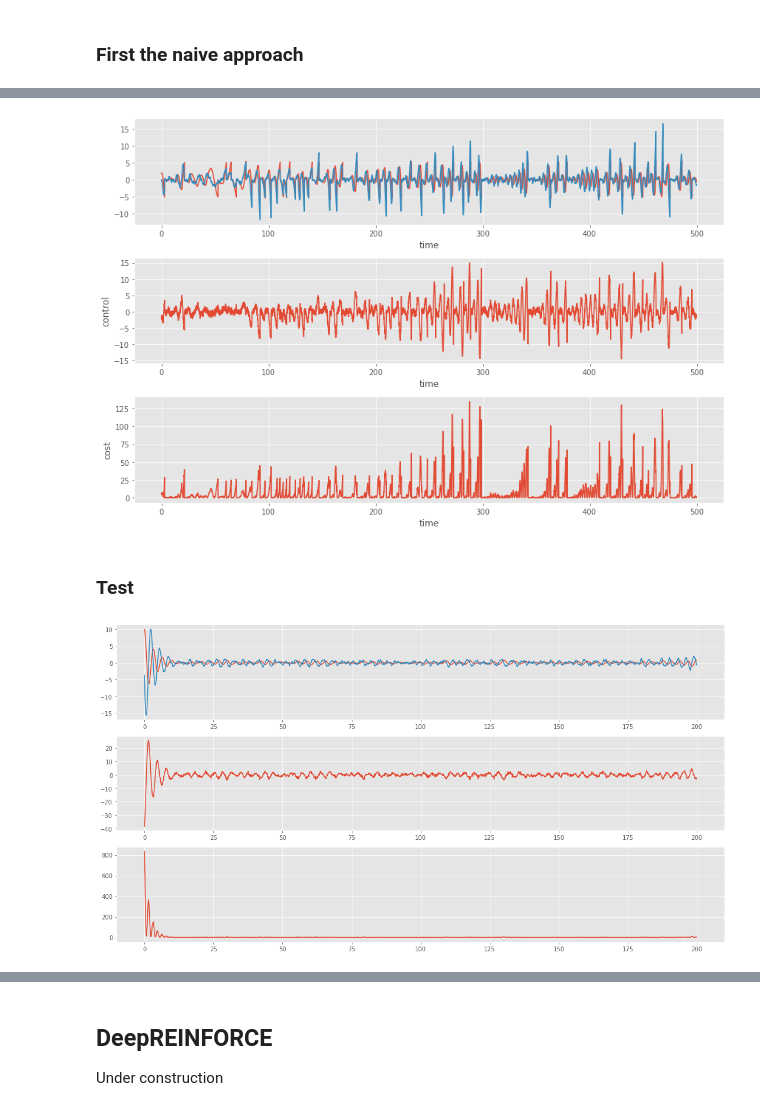
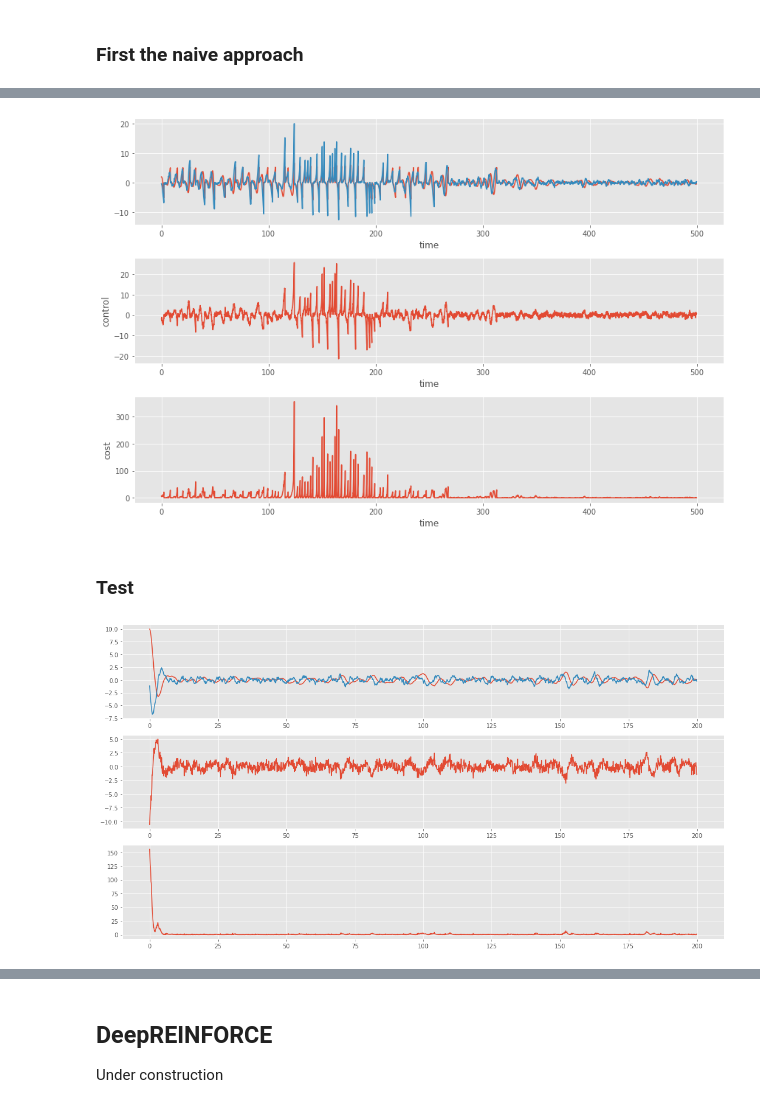
Before and after one commit to JopNiessen/DualControl, a Jupyter notebook: PolicyGradientMethods.ipynb, the cells around one changed output, grey strips where cells are left out. Saved outputs shown, nothing was run; the diff lists cells and outputs as text; code cells hidden in the pictures.

```diff
--- a/PolicyGradientMethods.ipynb
+++ b/PolicyGradientMethods.ipynb
@@ -59,7 +59,7 @@ The aim is to learn the optimal policy adaptively. Therefore, there no random sa
 # %% [markdown]
 ### First the naive approach
 # %%
-key = jrandom.PRNGKey(2)
+key = jrandom.PRNGKey(0)
 
 # Initialize system
 x0 = jnp.array([2, 0])
@@ -88,4 +89,4 @@ plt.tight_layout()
-[figure, old version]
+[figure, new version]
 # %% [markdown]
 ### Test
 # %%
@@ -103,7 +104,7 @@ ax[1].plot(th, U)
 ax[2].plot(th, C)
 plt.tight_layout()
 # %% [output]
-[figure, old version]
+[figure, new version]
 # %%
 from matplotlib import cm
 n=10
```
Also changed, not shown: parts of 2 cells of this notebook.
